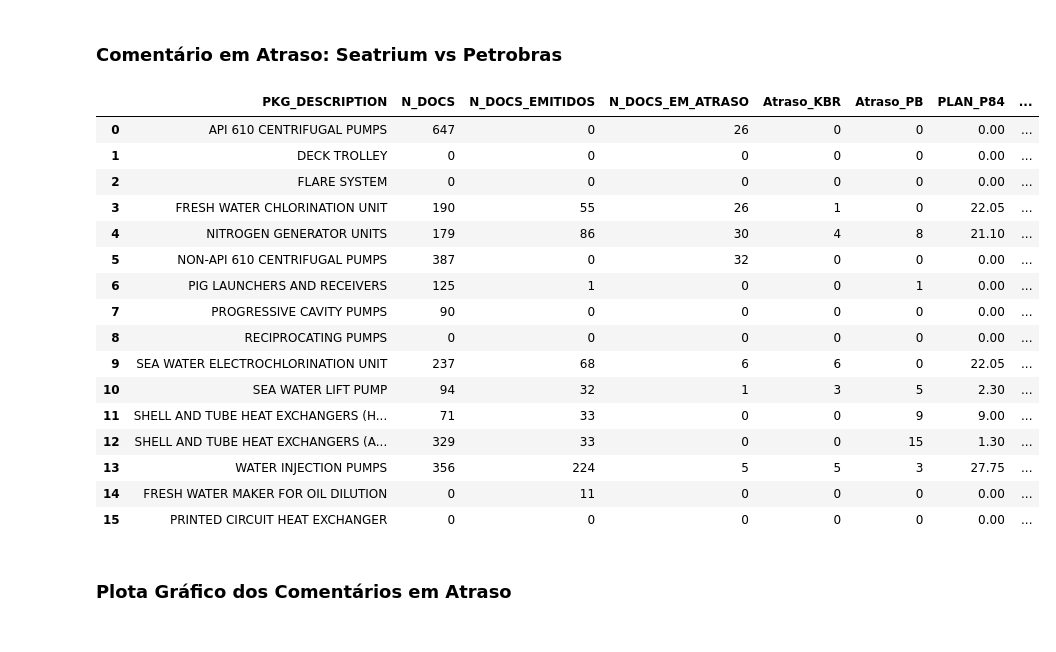
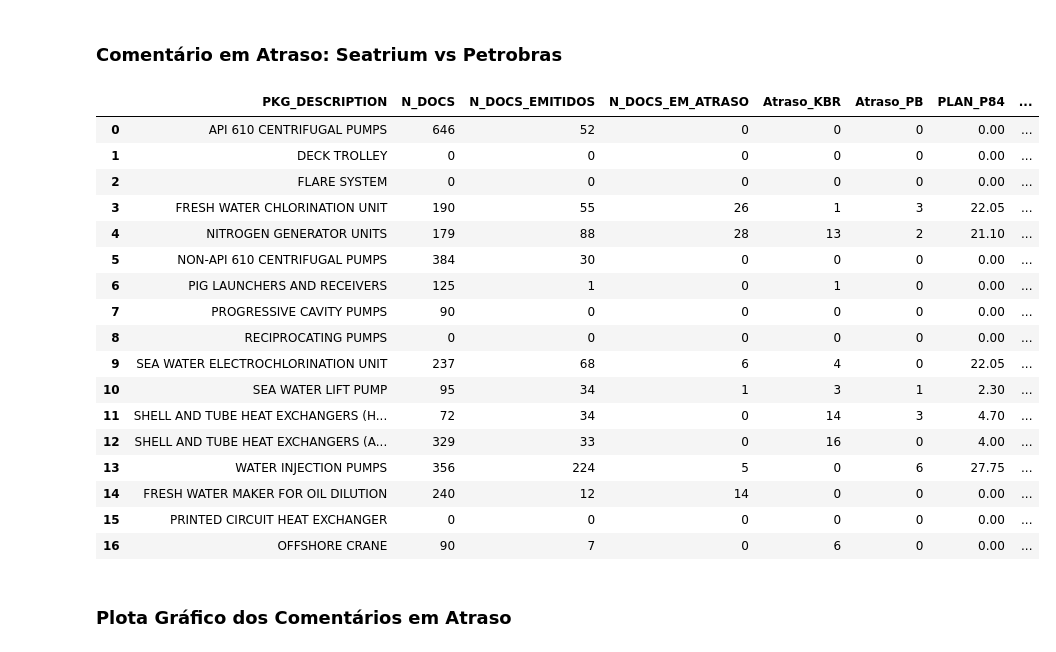
Before and after one commit to C354RPS/p84, a Jupyter notebook: controle.ipynb, the cells around one changed output. Cells and saved outputs as stored; diff of their text form; code cells hidden in the pictures.

Commit message:
Incluido mais o pacote OFFSHORE CRANE para controlar. Realizado alterações nas LDs dos pacotes da KSD API e NON-API.

```diff
--- a/controle.ipynb
+++ b/controle.ipynb
@@ -489,8 +508,8 @@ Total de equipamentos: 442
 ### Importando arquivos
 # %%
 ld_file = 'C:\\Users\\elxy\\Documents\\Codigos\\Python\\P84_85\\LDs\\LD_consolidada_have_a_comment.xlsx'
-mapa_topsideP84_file = 'C:\\Users\\elxy\\Documents\\Codigos\\Python\\P84_85\\2025-04-14 P84 Procurement Map Topside.xlsx'
-mapa_topsideP85_file = 'C:\\Users\\elxy\\Documents\\Codigos\\Python\\P84_85\\2025-04-14 P85 Procurement Map Topside.xlsx'
+mapa_topsideP84_file = 'C:\\Users\\elxy\\Documents\\Codigos\\Python\\P84_85\\2025-04-21 P84 Procurement Map Topside.xlsx'
+mapa_topsideP85_file = 'C:\\Users\\elxy\\Documents\\Codigos\\Python\\P84_85\\2025-04-21 P85 Procurement Map Topside.xlsx'
 mapa_orbis_file = 'C:\\Users\\elxy\\Documents\\Codigos\\Python\\P84_85\\orbis.xlsx'
 comunication_matrix_file = 'C:\\Users\\elxy\\Documents\\Codigos\\Python\\P84_85\\2024-03-10 - P84-P85 Package Communication Matrix.xlsx'
 integra_eng_docs = 'C:\\Users\\elxy\\Documents\\Codigos\\Python\\P84_85\\RE-General Query - Technical Engineering Documents.xlsx'
@@ -857,51 +876,52 @@ def count_package_delays(pkg_row, df_delays):
             pattern = f".*{sistema}.*{trigrama}.*"
             # Count matching documents
             matching_docs = df_delays[df_delays['document'].str.contains(pattern, regex=True, na=False)]
             count += len(matching_docs)
     return count
 
 # Mapeia coluna Discipline no df_petrobras_delays
 # Create a mapping dictionary from df_LD
 discipline_map = df_LD.set_index('CLIENT_DOCUMENT')['Discipline'].to_dict()
 # Add new Disciplina column to df_petrobras_delays
 df_petrobras_delays['Discipline'] = df_petrobras_delays['document'].map(discipline_map)
 # Sort by Disciplina and delay
 df_petrobras_delays = df_petrobras_delays.sort_values(['Discipline', 'delay'], ascending=[True, False])
 
 # Add new columns to df_db
-df_db['Atraso_KBR'] = df_db.apply(lambda row: count_package_delays(row, df_petrobras_delays), axis=1)
-df_db['Atraso_PB'] = df_db.apply(lambda row: count_package_delays(row, df_seatrium_delays), axis=1)
+df_db['Atraso_KBR'] = df_db.apply(lambda row: count_package_delays(row, df_seatrium_delays), axis=1)
+df_db['Atraso_PB'] = df_db.apply(lambda row: count_package_delays(row, df_petrobras_delays), axis=1)
 
 # Definimos a nova ordem das colunas em uma lista
 new_order = ['PKG_DESCRIPTION',	'QTY_EQUIPMENT', 'Discipline', 'Critical', 'System', 'Trigram', 'Vendor',
              'MR_Number', 'MR_Emitida', 'TBE_Number', 'TBE_Emitida', 'PO_Number', 'KOM_DATE', 'PIM_DATE',
              'DR_MOTORS_DATE', 'PLAN_DELIVERY_DATE', 'PO_Issue_Date_Plan', 'Required_On_Site_Date_Plan',
              'Package_KBR',	'Package_Seatrium',	'Package_Expeditor', 'N_DOCS', 'N_DOCS_EMITIDOS',
              'N_DOCS_EM_ATRASO', 'Atraso_KBR', 'Atraso_PB', 'PLAN_P84', 'REAL_P84', 'DESVIO_P84', 'PLAN_P85', 'REAL_P85', 'DESVIO_P85']
 
 # Usamos essa lista para reordenar o DataFrame
 df_db = df_db[new_order]
 
 # Display updated df_db
 display(df_db[['PKG_DESCRIPTION', 'N_DOCS', 'N_DOCS_EMITIDOS', 'N_DOCS_EM_ATRASO', 'Atraso_KBR', 'Atraso_PB', 'PLAN_P84', 'REAL_P84', 'DESVIO_P84', 'PLAN_P85', 'REAL_P85', 'DESVIO_P85']])
 # %% [output]
 |  | PKG_DESCRIPTION | N_DOCS | N_DOCS_EMITIDOS | N_DOCS_EM_ATRASO | Atraso_KBR | Atraso_PB | PLAN_P84 | ... |
-| 0 | API 610 CENTRIFUGAL PUMPS | 647 | 0 | 26 | 0 | 0 | 0.00 | ... |
+| 0 | API 610 CENTRIFUGAL PUMPS | 646 | 52 | 0 | 0 | 0 | 0.00 | ... |
 | 1 | DECK TROLLEY | 0 | 0 | 0 | 0 | 0 | 0.00 | ... |
 | 2 | FLARE SYSTEM | 0 | 0 | 0 | 0 | 0 | 0.00 | ... |
-| 3 | FRESH WATER CHLORINATION UNIT | 190 | 55 | 26 | 1 | 0 | 22.05 | ... |
-| 4 | NITROGEN GENERATOR UNITS | 179 | 86 | 30 | 4 | 8 | 21.10 | ... |
-| 5 | NON-API 610 CENTRIFUGAL PUMPS | 387 | 0 | 32 | 0 | 0 | 0.00 | ... |
-| 6 | PIG LAUNCHERS AND RECEIVERS | 125 | 1 | 0 | 0 | 1 | 0.00 | ... |
+| 3 | FRESH WATER CHLORINATION UNIT | 190 | 55 | 26 | 1 | 3 | 22.05 | ... |
+| 4 | NITROGEN GENERATOR UNITS | 179 | 88 | 28 | 13 | 2 | 21.10 | ... |
+| 5 | NON-API 610 CENTRIFUGAL PUMPS | 384 | 30 | 0 | 0 | 0 | 0.00 | ... |
+| 6 | PIG LAUNCHERS AND RECEIVERS | 125 | 1 | 0 | 1 | 0 | 0.00 | ... |
 | 7 | PROGRESSIVE CAVITY PUMPS | 90 | 0 | 0 | 0 | 0 | 0.00 | ... |
 | 8 | RECIPROCATING PUMPS | 0 | 0 | 0 | 0 | 0 | 0.00 | ... |
-| 9 | SEA WATER ELECTROCHLORINATION UNIT | 237 | 68 | 6 | 6 | 0 | 22.05 | ... |
-| 10 | SEA WATER LIFT PUMP | 94 | 32 | 1 | 3 | 5 | 2.30 | ... |
-| 11 | SHELL AND TUBE HEAT EXCHANGERS (H... | 71 | 33 | 0 | 0 | 9 | 9.00 | ... |
-| 12 | SHELL AND TUBE HEAT EXCHANGERS (A... | 329 | 33 | 0 | 0 | 15 | 1.30 | ... |
-| 13 | WATER INJECTION PUMPS | 356 | 224 | 5 | 5 | 3 | 27.75 | ... |
-| 14 | FRESH WATER MAKER FOR OIL DILUTION | 0 | 11 | 0 | 0 | 0 | 0.00 | ... |
+| 9 | SEA WATER ELECTROCHLORINATION UNIT | 237 | 68 | 6 | 4 | 0 | 22.05 | ... |
+| 10 | SEA WATER LIFT PUMP | 95 | 34 | 1 | 3 | 1 | 2.30 | ... |
+| 11 | SHELL AND TUBE HEAT EXCHANGERS (H... | 72 | 34 | 0 | 14 | 3 | 4.70 | ... |
+| 12 | SHELL AND TUBE HEAT EXCHANGERS (A... | 329 | 33 | 0 | 16 | 0 | 4.00 | ... |
+| 13 | WATER INJECTION PUMPS | 356 | 224 | 5 | 0 | 6 | 27.75 | ... |
+| 14 | FRESH WATER MAKER FOR OIL DILUTION | 240 | 12 | 14 | 0 | 0 | 0.00 | ... |
 | 15 | PRINTED CIRCUIT HEAT EXCHANGER | 0 | 0 | 0 | 0 | 0 | 0.00 | ... |
+| 16 | OFFSHORE CRANE | 90 | 7 | 0 | 6 | 0 | 0.00 | ... |
 # %% [markdown]
 ### Plota Gráfico dos Comentários em Atraso
 # %%
```
Also changed, not shown: parts of 6 cells of this notebook, 3 other files.
